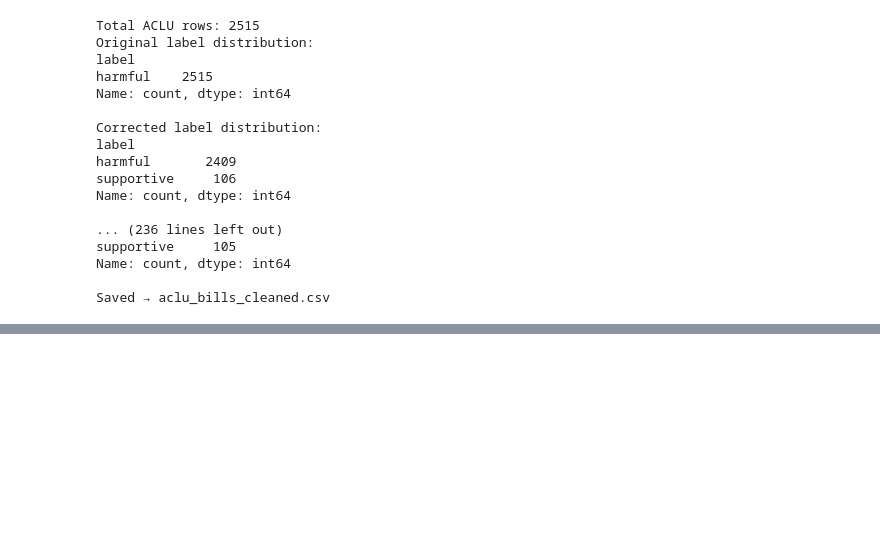
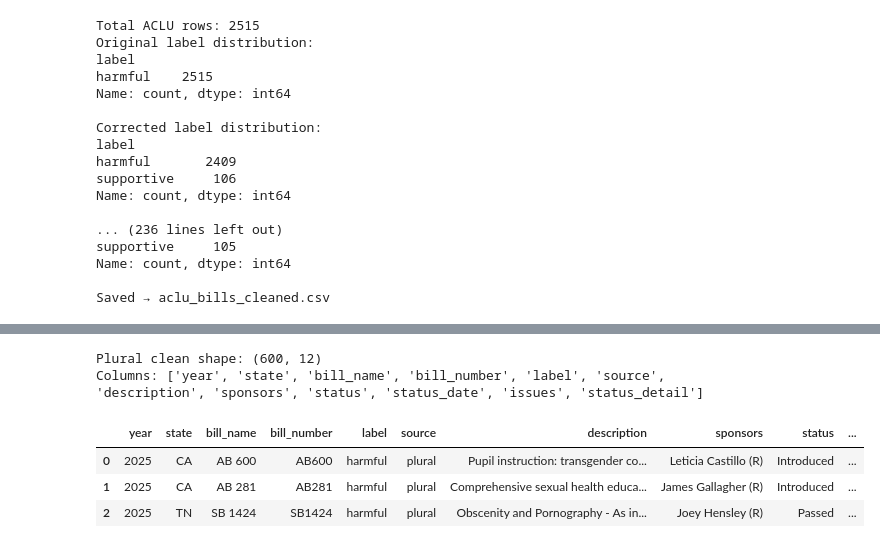
Before and after one commit to Arc-Radius/arc-radius-api, a Jupyter notebook: datasources/eda/aclu_bills_concat.ipynb, the cells around one changed output, grey strips where cells are left out. Drawn from its saved outputs; the diff is of its cells as text; code cells hidden in the pictures; blank space fills up the shorter version.

```diff
--- a/datasources/eda/aclu_bills_concat.ipynb
+++ b/datasources/eda/aclu_bills_concat.ipynb
@@ -498,0 +609,23 @@ Saved → aclu_bills_cleaned.csv
+# %%
+# ============================================================
+# STEP 4: Normalize Plural bill numbers (same logic as ACLU)
+# ============================================================
+# Plural bill_number format: "AB 600", "SB 1424", "S 1505", "HB 1604"
+# Need to normalize using the same normalize_bill_number() from cell 9
+
+# The Plural data uses 'bill_number' column (with space), treat as bill_name
+plural['bill_name'] = plural['bill_number']  # keep original
+plural['bill_number'] = plural.apply(
+    lambda row: normalize_bill_number(row['bill_name'], row['state']), axis=1
+)
+
+# Show normalization results for key states
+print("Plural bill number normalization samples:")
+for state in ['CA', 'MA', 'NY', 'TX', 'FL', 'ID', 'CT', 'CO']:
+    subset = plural[plural['state'] == state][['bill_name', 'bill_number']].drop_duplicates()
+    if len(subset) > 0:
+        print(f"\n  {state}:")
+        for _, row in subset.head(4).iterrows():
+            print(f"    '{row['bill_name']}' → '{row['bill_number']}'")
+
+print(f"\nTotal Plural bills after normalization: {len(plural)}")
@@ -498,0 +703,25 @@ Saved → aclu_bills_cleaned.csv
+# %%
+# ============================================================
+# STEP 6: Build Plural dataframe with ACLU-compatible columns
+# ============================================================
+plural_clean = plural[[
+    'year', 'state', 'bill_name', 'bill_number', 'label', 'source',
+    'description', 'sponsors', 'status_normalized', 'status_date'
+]].rename(columns={
+    'status_normalized': 'status',
+}).copy()
+
+# Add columns that exist in ACLU but not Plural (fill with NA)
+plural_clean['issues'] = pd.NA
+plural_clean['status_detail'] = plural['status']  # keep original Plural status as detail
+
+print(f"Plural clean shape: {plural_clean.shape}")
+print(f"Columns: {list(plural_clean.columns)}")
+plural_clean.head(3)
+# %% [output]
+Plural clean shape: (600, 12)
+Columns: ['year', 'state', 'bill_name', 'bill_number', 'label', 'source', 'description', 'sponsors', 'status', 'status_date', 'issues', 'status_detail']
+|  | year | state | bill_name | bill_number | label | source | description | sponsors | status | ... |
+| 0 | 2025 | CA | AB 600 | AB600 | harmful | plural | Pupil instruction: transgender co... | Leticia Castillo (R) | Introduced | ... |
+| 1 | 2025 | CA | AB 281 | AB281 | harmful | plural | Comprehensive sexual health educa... | James Gallagher (R) | Introduced | ... |
+| 2 | 2025 | TN | SB 1424 | SB1424 | harmful | plural | Obscenity and Pornography - As in... | Joey Hensley (R) | Passed | ... |
```
Also changed, not shown: parts of 9 cells of this notebook, 4 other files.
